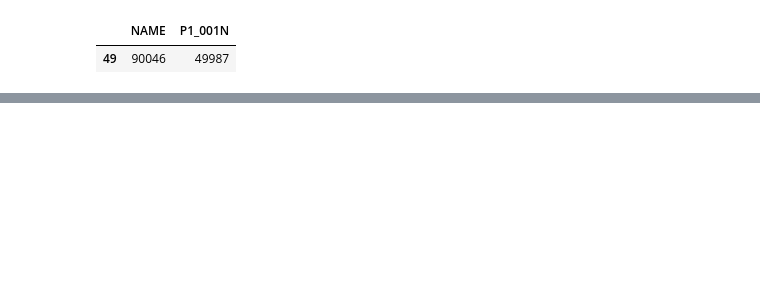
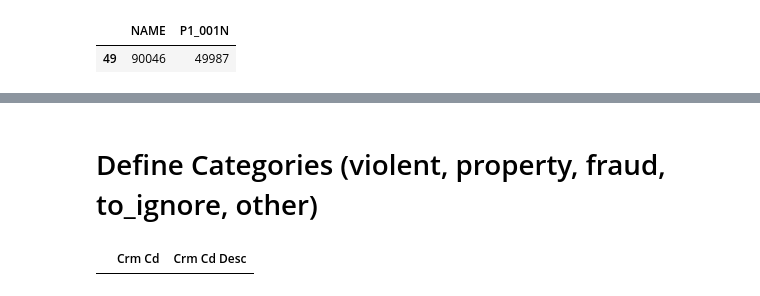
Before and after one commit to Hypnos8/made-project, a Jupyter notebook: project/DataAnalysis.ipynb, the cells around one changed output, grey strips where cells are left out. Saved outputs shown, nothing was run; the diff lists cells and outputs as text; code cells hidden in the pictures; blank space fills up the shorter version.

```diff
--- a/project/DataAnalysis.ipynb
+++ b/project/DataAnalysis.ipynb
@@ -28,0 +55,23 @@ population_data[population_data['NAME'] == '90046'].head()
+# %% [markdown]
+# Define Categories (violent, property, fraud, to_ignore, other)
+# %%
+# as of UCR-COMPSTAT062618.doc
+violent_crimes = [110, 113, 121, 122, 815, 820, 821, 210, 220, 230, 231, 235, 236, 250, 251, 761, 926, 435, 436, 437, 622, 623, 624, 625, 626, 627, 647, 761, 763, 928, 930, 929, 910, 920, 648, 813, 860, 237, 434, 439, 806, 237, 943, 760, 954, 812, 922, 822, 762, 814, 870, 830, 840]
+
+property_crimes = [310, 320, 510, 520, 433, 330, 331, 410, 420, 421, 350, 351, 352, 353, 450, 451, 452, 453, 341, 343, 345, 440, 441, 442, 443, 444, 445, 470, 471, 472, 473, 474, 475, 480, 485, 487, 491, 110, 113, 121, 122, 815, 820, 821, 210, 220, 230, 231, 235, 236, 250, 251, 761, 926, 310, 320, 510, 520, 433, 330, 331, 410, 420, 421, 350, 351, 352, 353, 450, 451, 452, 453, 341, 343, 345, 440, 441, 442, 443, 444, 445, 470, 471, 472, 473, 474, 475, 480, 485, 487, 491, 662, 354, 664, 668, 670, 522, 446, 349, 347]
+
+fraud_crimes = [666, 649, 653, 654, 660, 651, 652, 950]
+
+# TO IGNORE
+vandalism = [740, 745]
+dumping = [949]
+to_ignore = vandalism + dumping
+
+
+Other_crimes = [944, 901, 888, 904, 956, 940, 900, 946, 438, 810, 753, 933, 951, 850, 845, 890, 921, 948, 932, 943, 755, 756, 880, 884, 924, 94, 903, 886, 661, 949, 902, 882, 805, 432, 931, 865, 942] # Conspiracy
+total_list = violent_crimes + property_crimes + vandalism + Other_crimes  + fraud_crimes
+
+
+crime_data[~crime_data['Crm Cd'].isin(total_list)][['Crm Cd', 'Crm Cd Desc']].drop_duplicates()
+# %% [output]
+|  | Crm Cd | Crm Cd Desc |
```
Also changed, not shown: parts of 7 cells of this notebook, 3 other files.
